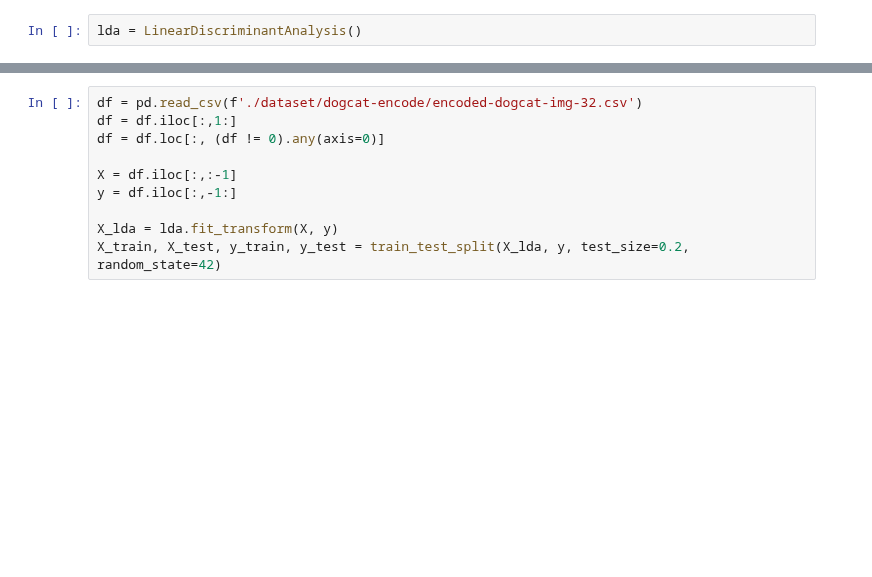
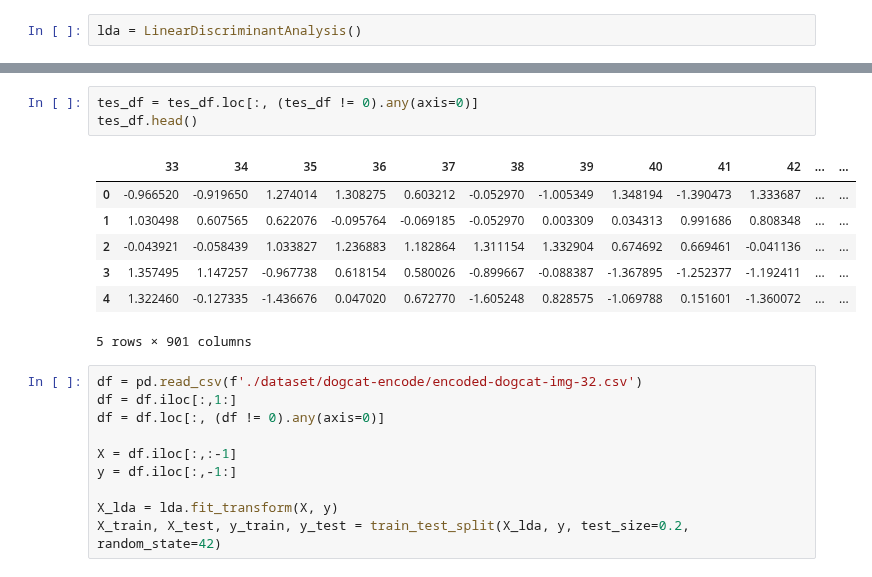
Before and after one commit to whisnumurtyga/animal-face-expression-detection-using-lbp-and-resnet, a Jupyter notebook: find-best-model.ipynb, the cells around one changed output, grey strips where cells are left out. Cells and saved outputs as stored; diff of their text form; blank space fills up the shorter version.

```diff
--- a/find-best-model.ipynb
+++ b/find-best-model.ipynb
@@ -102,3 +114,14 @@ lda = LinearDiscriminantAnalysis()
+# %%
+tes_df = tes_df.loc[:, (tes_df != 0).any(axis=0)]
+tes_df.head()
+# %% [output]
+|  | 33 | 34 | 35 | 36 | 37 | 38 | 39 | 40 | 41 | 42 | ... | ... |
+| 0 | -0.966520 | -0.919650 | 1.274014 | 1.308275 | 0.603212 | -0.052970 | -1.005349 | 1.348194 | -1.390473 | 1.333687 | ... | ... |
+| 1 | 1.030498 | 0.607565 | 0.622076 | -0.095764 | -0.069185 | -0.052970 | 0.003309 | 0.034313 | 0.991686 | 0.808348 | ... | ... |
+| 2 | -0.043921 | -0.058439 | 1.033827 | 1.236883 | 1.182864 | 1.311154 | 1.332904 | 0.674692 | 0.669461 | -0.041136 | ... | ... |
+| 3 | 1.357495 | 1.147257 | -0.967738 | 0.618154 | 0.580026 | -0.899667 | -0.088387 | -1.367895 | -1.252377 | -1.192411 | ... | ... |
+| 4 | 1.322460 | -0.127335 | -1.436676 | 0.047020 | 0.672770 | -1.605248 | 0.828575 | -1.069788 | 0.151601 | -1.360072 | ... | ... |
+5 rows × 901 columns
 # %%
 df = pd.read_csv(f'./dataset/dogcat-encode/encoded-dogcat-img-32.csv')
 df = df.iloc[:,1:]
```
Also changed, not shown: parts of 3 cells of this notebook, 10 other files.
